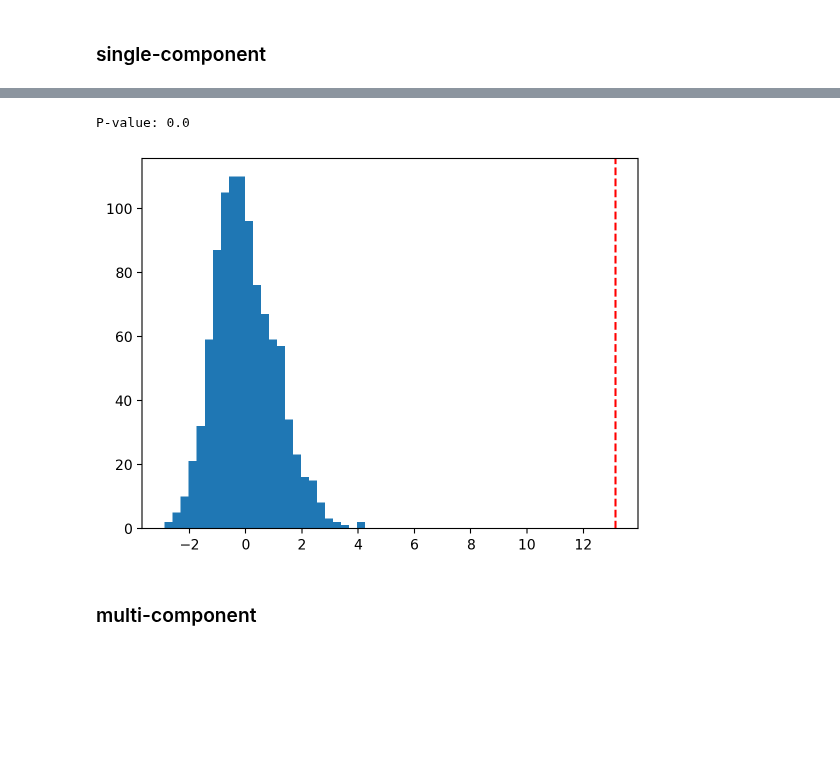
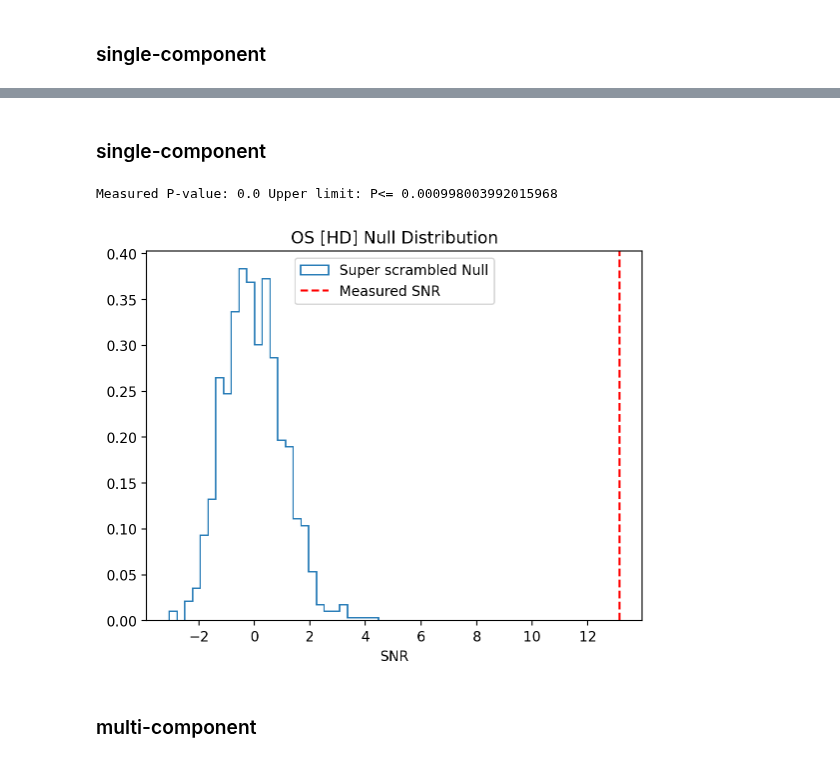
Before and after one commit to GersbachKa/defiant, a Jupyter notebook: notebooks/null_distributions.ipynb, the cells around one changed output, grey strips where cells are left out. Cells and saved outputs as stored; diff of their text form; code cells hidden in the pictures; blank space fills up the shorter version.

Commit message:
Updated notebook. Null distributions are ready

```diff
--- a/notebooks/null_distributions.ipynb
+++ b/notebooks/null_distributions.ipynb
@@ -71,3 +71,3 @@ Loading data from HDF5 file....
 # %%
 # Since we created our PTA object with 'gw' as the name, make sure to set that!
-OS_obj = OptimalStatistic(psrs, pta=pta, gwb_name='gw', core=lfcore, orfs=['hd'])
+OS_obj = OptimalStatistic(psrs, pta=pta, gwb_name='gw', orfs=['hd'])
@@ -82,0 +150,12 @@ defplot.create_correlation_plot(xi,rho,sig,C,A2,A2s,bins=10);
+# %%
+OS_obj.set_orf(['hd','dp'])
+p,snr,n_dist = phase_shift_OS(OS_obj,inj_params,n_shifts=1000)
+
+print('Measured P-value:',p,'Upper limit: P<=',1/(len(n_dist)+2))
+
+plt.title('MCOS [HD+DP] Null Distribution')
+plt.hist(n_dist,bins='auto',density=True,histtype='step',label='Phase-shifted Null');
+plt.axvline(snr, color='r', linestyle='--',label='Measured SNR')
+plt.xlabel('SNR')
+plt.legend()
+plt.show()
@@ -84,0 +240,12 @@ defplot.create_correlation_plot(xi,rho,sig,C,A2,A2s,bins=10);
+# %%
+OS_obj.set_orf(['hd','dp'])
+p,snr,n_dist = sky_scramble_OS(OS_obj,inj_params,n_scrambles=1000)
+
+print('Measured P-value:',p,'Upper limit: P<=',1/(len(n_dist)+2))
+
+plt.title('MCOS [HD+DP] Null Distribution')
+plt.hist(n_dist,bins='auto',density=True,histtype='step',label='Sky-scrambled Null');
+plt.axvline(snr, color='r', linestyle='--',label='Measured SNR')
+plt.xlabel('SNR')
+plt.legend()
+plt.show()
@@ -85,15 +259,22 @@ defplot.create_correlation_plot(xi,rho,sig,C,A2,A2s,bins=10);
+# %% [markdown]
+### single-component
 # %%
-from defiant.null_distribution import phase_shift_OS
+from defiant.null_distribution import super_scramble_OS
 
 OS_obj.set_orf(['hd'])
-p,snr,n_dist = phase_shift_OS(OS_obj,inj_params,n_shifts=1000)
+p,snr,n_dist = super_scramble_OS(OS_obj, inj_params, n_scrambles=1000)
 
-plt.hist(n_dist,bins='auto');
-plt.axvline(snr, color='r', linestyle='--')
-print('P-value:',p)
+print('Measured P-value:',p,'Upper limit: P<=',1/(len(n_dist)+2))
+
+plt.title('OS [HD] Null Distribution')
+plt.hist(n_dist,bins='auto',density=True,histtype='step',label='Super scrambled Null');
+plt.axvline(snr, color='r', linestyle='--',label='Measured SNR')
+plt.xlabel('SNR')
+plt.legend()
+plt.show()
 # %% [output]
-P-value: 0.0
+Measured P-value: 0.0 Upper limit: P<= 0.000998003992015968
-[figure, old version]
+[figure, new version]
 # %% [markdown]
 ### multi-component
 # %%
```
Also changed, not shown: parts of 37 cells of this notebook.
